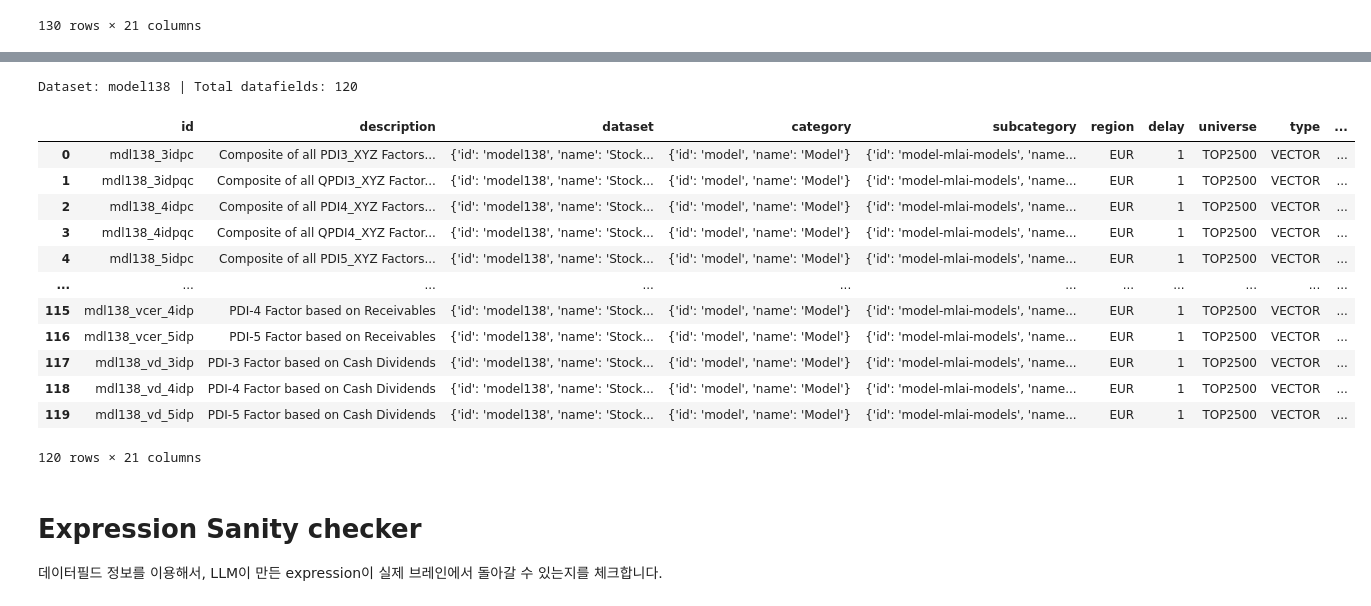
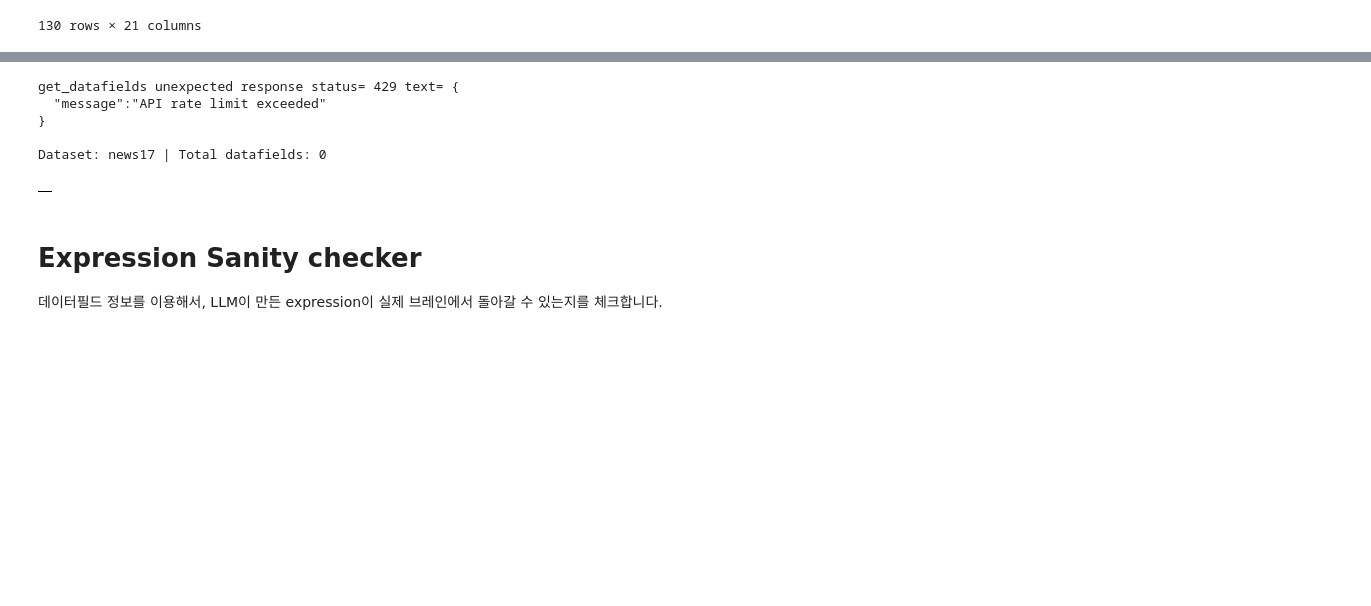
Before and after one commit to SangHyeok0204/WQ-2026-AI-HACKATON, a Jupyter notebook: llm_alpha_gen/llm_alpha_guide.ipynb, the cells around one changed output, grey strips where cells are left out. Saved outputs shown, nothing was run; the diff lists cells and outputs as text; code cells hidden in the pictures; blank space fills up the shorter version.

```diff
--- a/llm_alpha_gen/llm_alpha_guide.ipynb
+++ b/llm_alpha_gen/llm_alpha_guide.ipynb
@@ -197,42 +199,34 @@ filtered_df
 11 rows × 21 columns
 # %%
 # 특정 dataset_id에 속하는 datafield 스펙 보기
-TARGET_DATASET_IDS = ["model138"]  # 원하는 dataset id로 변경 (복수 가능)
+TARGET_DATASET_IDS = ["news17"]  # 원하는 dataset id로 변경 (복수 가능)
 
 # 🔧 REGION / UNIVERSE GLOBALIZED
 for _ds_id in TARGET_DATASET_IDS:
     # Brain API에서 해당 dataset의 datafield 목록 가져오기
     datafields_spec = ace.get_datafields(
         s,
         region=REGION,
         universe=UNIVERSE,
         dataset_id=_ds_id,
         data_type='ALL'
     )
 
     # 표시할 컬럼 선택 (존재하는 컬럼만)
     display_cols = ['id', 'description', 'type', 'alphaCount', 'userCount', 'coverage']
     display_cols = [col for col in display_cols if col in datafields_spec.columns]
 
     # alphaCount 기준 내림차순 정렬 후 표시
     # datafields_spec = datafields_spec[display_cols].sort_values(by='alphaCount', ascending=False)
     print(f"\nDataset: {_ds_id} | Total datafields: {len(datafields_spec)}")
     display(datafields_spec)
 # %% [output]
-Dataset: model138 | Total datafields: 120
+get_datafields unexpected response status= 429 text= {
+  "message":"API rate limit exceeded"
+}
+
+Dataset: news17 | Total datafields: 0
-|  | id | description | dataset | category | subcategory | region | delay | universe | type | ... |
-| 0 | mdl138_3idpc | Composite of all PDI3_XYZ Factors... | {'id': 'model138', 'name': 'Stock... | {'id': 'model', 'name': 'Model'} | {'id': 'model-mlai-models', 'name... | EUR | 1 | TOP2500 | VECTOR | ... |
-| 1 | mdl138_3idpqc | Composite of all QPDI3_XYZ Factor... | {'id': 'model138', 'name': 'Stock... | {'id': 'model', 'name': 'Model'} | {'id': 'model-mlai-models', 'name... | EUR | 1 | TOP2500 | VECTOR | ... |
-| 2 | mdl138_4idpc | Composite of all PDI4_XYZ Factors... | {'id': 'model138', 'name': 'Stock... | {'id': 'model', 'name': 'Model'} | {'id': 'model-mlai-models', 'name... | EUR | 1 | TOP2500 | VECTOR | ... |
-| 3 | mdl138_4idpqc | Composite of all QPDI4_XYZ Factor... | {'id': 'model138', 'name': 'Stock... | {'id': 'model', 'name': 'Model'} | {'id': 'model-mlai-models', 'name... | EUR | 1 | TOP2500 | VECTOR | ... |
-| 4 | mdl138_5idpc | Composite of all PDI5_XYZ Factors... | {'id': 'model138', 'name': 'Stock... | {'id': 'model', 'name': 'Model'} | {'id': 'model-mlai-models', 'name... | EUR | 1 | TOP2500 | VECTOR | ... |
-| ... | ... | ... | ... | ... | ... | ... | ... | ... | ... | ... |
-| 115 | mdl138_vcer_4idp | PDI-4 Factor based on Receivables | {'id': 'model138', 'name': 'Stock... | {'id': 'model', 'name': 'Model'} | {'id': 'model-mlai-models', 'name... | EUR | 1 | TOP2500 | VECTOR | ... |
-| 116 | mdl138_vcer_5idp | PDI-5 Factor based on Receivables | {'id': 'model138', 'name': 'Stock... | {'id': 'model', 'name': 'Model'} | {'id': 'model-mlai-models', 'name... | EUR | 1 | TOP2500 | VECTOR | ... |
-| 117 | mdl138_vd_3idp | PDI-3 Factor based on Cash Dividends | {'id': 'model138', 'name': 'Stock... | {'id': 'model', 'name': 'Model'} | {'id': 'model-mlai-models', 'name... | EUR | 1 | TOP2500 | VECTOR | ... |
-| 118 | mdl138_vd_4idp | PDI-4 Factor based on Cash Dividends | {'id': 'model138', 'name': 'Stock... | {'id': 'model', 'name': 'Model'} | {'id': 'model-mlai-models', 'name... | EUR | 1 | TOP2500 | VECTOR | ... |
-| 119 | mdl138_vd_5idp | PDI-5 Factor based on Cash Dividends | {'id': 'model138', 'name': 'Stock... | {'id': 'model', 'name': 'Model'} | {'id': 'model-mlai-models', 'name... | EUR | 1 | TOP2500 | VECTOR | ... |
+|  |
-120 rows × 21 columns
 # %% [markdown]
 # Expression Sanity checker
 데이터필드 정보를 이용해서, LLM이 만든 expression이 실제 브레인에서 돌아갈 수 있는지를 체크합니다.
```
Also changed, not shown: parts of 9 cells of this notebook, 39 other files.
